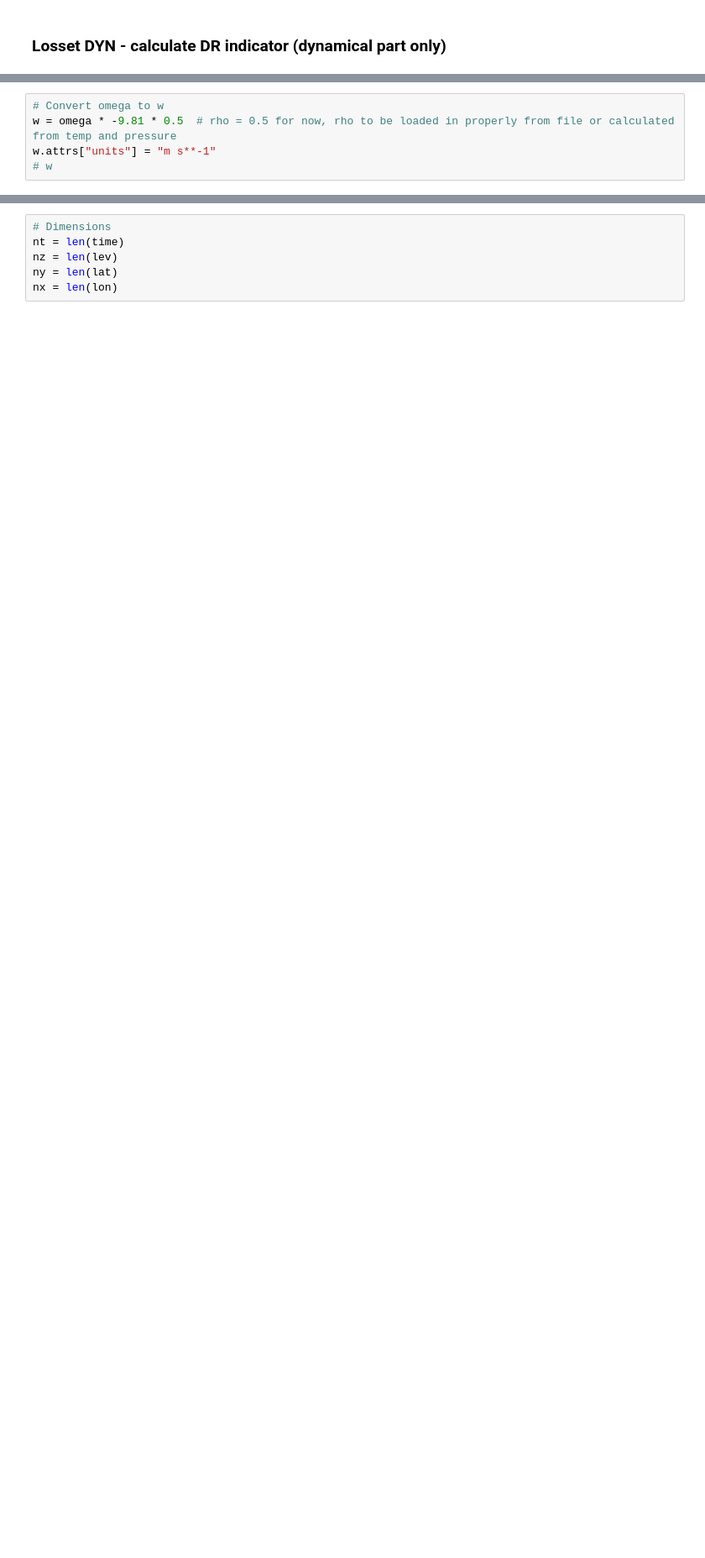
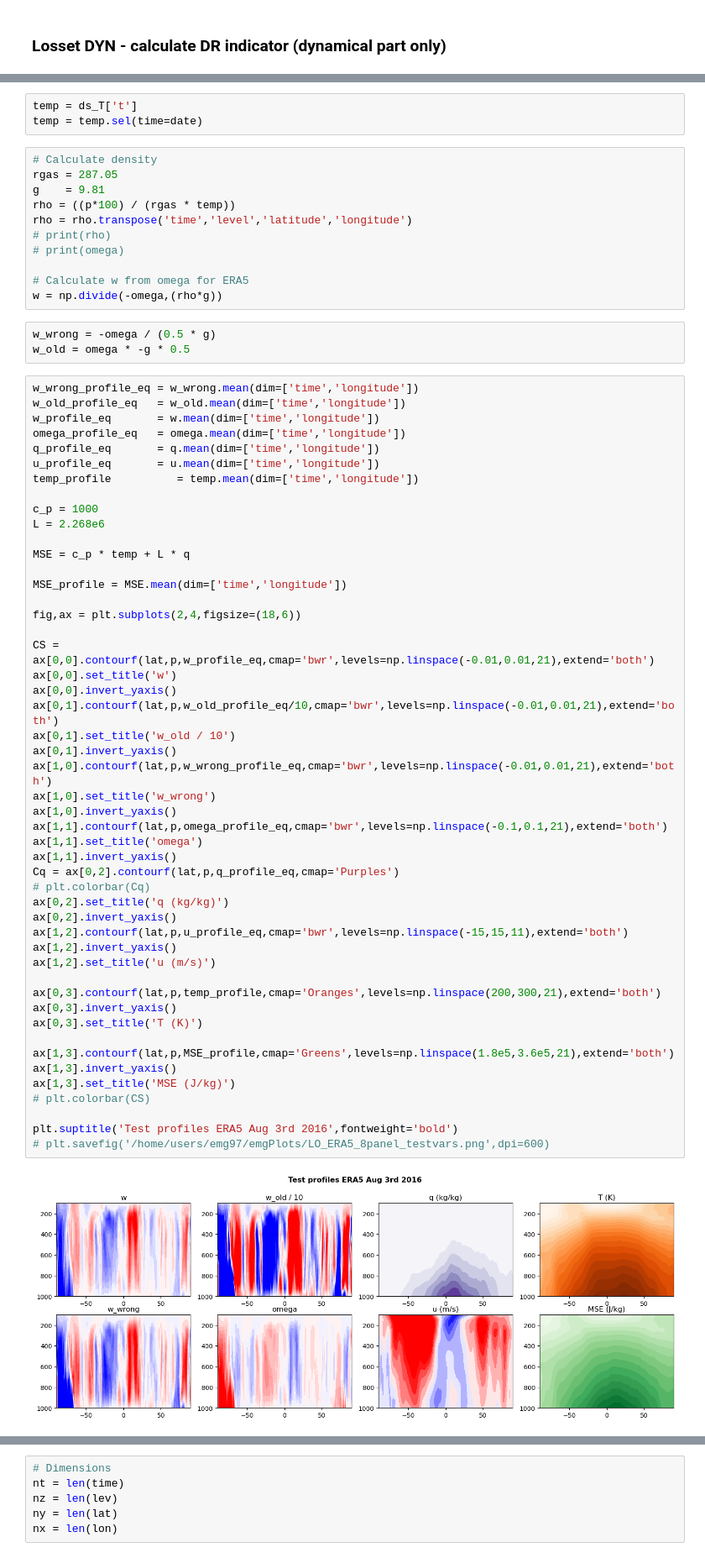
Before and after one commit to ElliotMG/LoSSETT, a Jupyter notebook: LoSSETT_DYN.ipynb, the cells around one changed output, grey strips where cells are left out. Shown at 84% size. Saved outputs shown, nothing was run; the diff lists cells and outputs as text; blank space fills up the shorter version.

```diff
--- a/LoSSETT_DYN.ipynb
+++ b/LoSSETT_DYN.ipynb
@@ -57,6 +139,69 @@ omega loaded
+# %%
+temp = ds_T['t']
+temp = temp.sel(time=date)
 # %%
-# Convert omega to w
-w = omega * -9.81 * 0.5  # rho = 0.5 for now, rho to be loaded in properly from file or calculated from temp and pressure
-w.attrs["units"] = "m s**-1"
-# w
+# Calculate density
+rgas = 287.05
+g    = 9.81
+rho = ((p*100) / (rgas * temp))
+rho = rho.transpose('time','level','latitude','longitude')
+# print(rho)
+# print(omega)
+
+# Calculate w from omega for ERA5
+w = np.divide(-omega,(rho*g))
+# %%
+w_wrong = -omega / (0.5 * g)
+w_old = omega * -g * 0.5
+# %%
+w_wrong_profile_eq = w_wrong.mean(dim=['time','longitude'])
+w_old_profile_eq   = w_old.mean(dim=['time','longitude'])
+w_profile_eq       = w.mean(dim=['time','longitude'])
+omega_profile_eq   = omega.mean(dim=['time','longitude'])
+q_profile_eq       = q.mean(dim=['time','longitude'])
+u_profile_eq       = u.mean(dim=['time','longitude'])
+temp_profile          = temp.mean(dim=['time','longitude'])
+
+c_p = 1000
+L = 2.268e6
+
+MSE = c_p * temp + L * q
+
+MSE_profile = MSE.mean(dim=['time','longitude'])
+
+fig,ax = plt.subplots(2,4,figsize=(18,6))
+
+CS = ax[0,0].contourf(lat,p,w_profile_eq,cmap='bwr',levels=np.linspace(-0.01,0.01,21),extend='both')
+ax[0,0].set_title('w')
+ax[0,0].invert_yaxis()
+ax[0,1].contourf(lat,p,w_old_profile_eq/10,cmap='bwr',levels=np.linspace(-0.01,0.01,21),extend='both')
+ax[0,1].set_title('w_old / 10')
+ax[0,1].invert_yaxis()
+ax[1,0].contourf(lat,p,w_wrong_profile_eq,cmap='bwr',levels=np.linspace(-0.01,0.01,21),extend='both')
+ax[1,0].set_title('w_wrong')
+ax[1,0].invert_yaxis()
+ax[1,1].contourf(lat,p,omega_profile_eq,cmap='bwr',levels=np.linspace(-0.1,0.1,21),extend='both')
+ax[1,1].set_title('omega')
+ax[1,1].invert_yaxis()
+Cq = ax[0,2].contourf(lat,p,q_profile_eq,cmap='Purples')
+# plt.colorbar(Cq)
+ax[0,2].set_title('q (kg/kg)')
+ax[0,2].invert_yaxis()
+ax[1,2].contourf(lat,p,u_profile_eq,cmap='bwr',levels=np.linspace(-15,15,11),extend='both')
+ax[1,2].invert_yaxis()
+ax[1,2].set_title('u (m/s)')
+
+ax[0,3].contourf(lat,p,temp_profile,cmap='Oranges',levels=np.linspace(200,300,21),extend='both')
+ax[0,3].invert_yaxis()
+ax[0,3].set_title('T (K)')
+
+ax[1,3].contourf(lat,p,MSE_profile,cmap='Greens',levels=np.linspace(1.8e5,3.6e5,21),extend='both')
+ax[1,3].invert_yaxis()
+ax[1,3].set_title('MSE (J/kg)')
+# plt.colorbar(CS)
+
+plt.suptitle('Test profiles ERA5 Aug 3rd 2016',fontweight='bold')
+# plt.savefig('/home/users/emg97/emgPlots/LO_ERA5_8panel_testvars.png',dpi=600)
+# %% [output]
+[figure, added]
 # %% [markdown]
```
Also changed, not shown: parts of 11 cells of this notebook, 1 other file.
